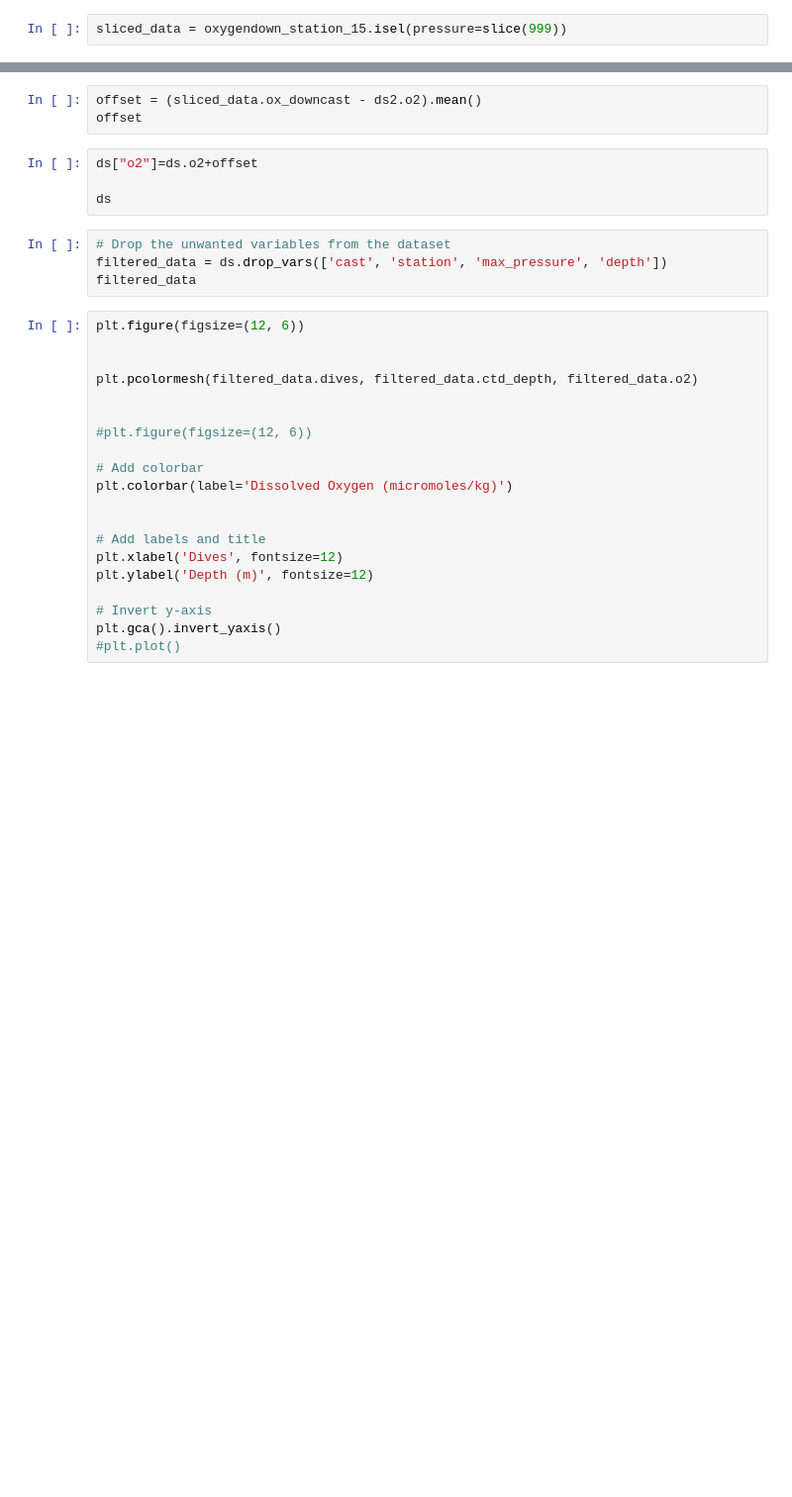
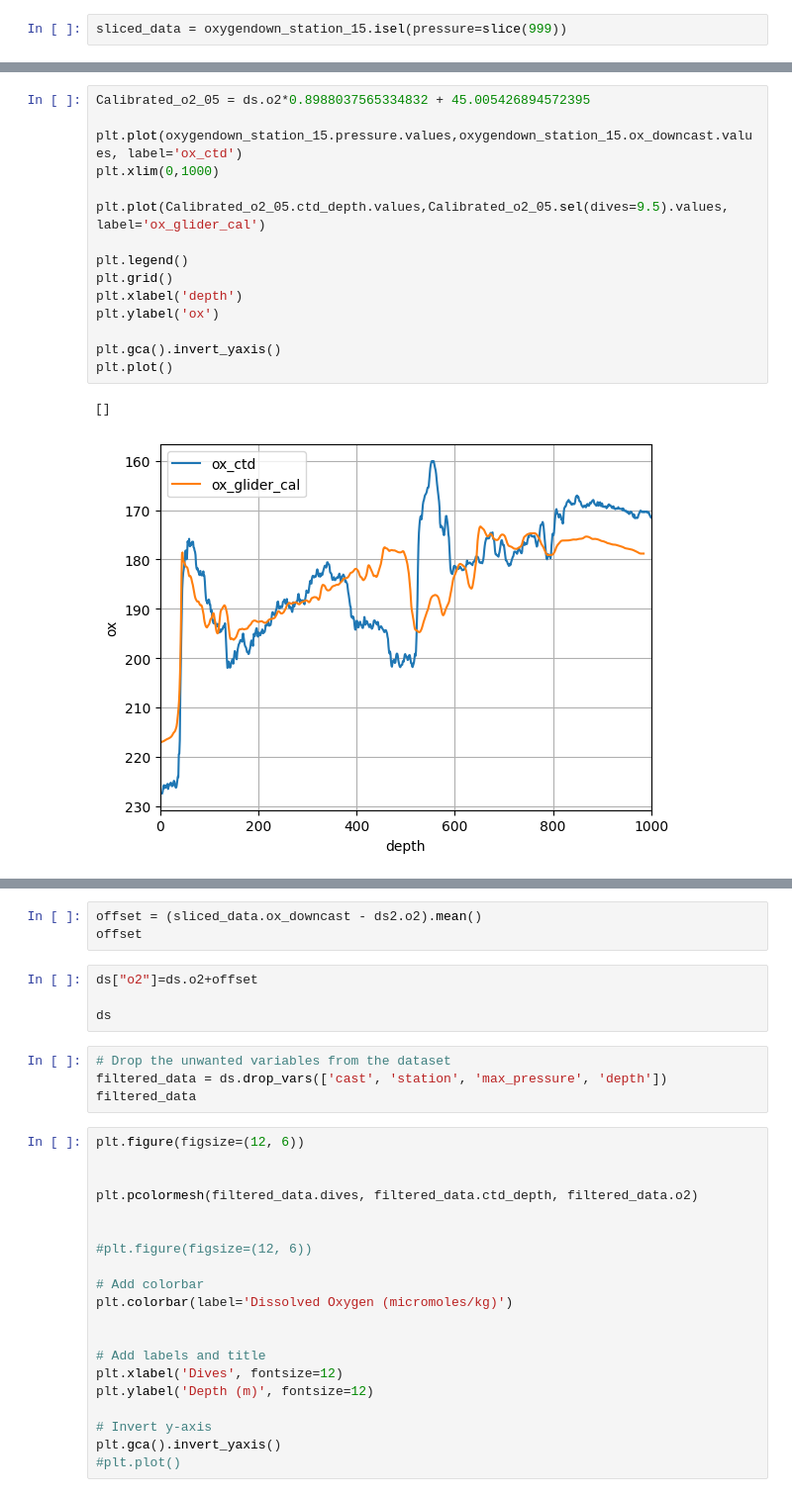
Before and after one commit to renskekoets/Ventilation_Cape_Basin, a Jupyter notebook: calibration ctd.ipynb, the cells around one changed output, grey strips where cells are left out. Shown at 99% size. Drawn from its saved outputs; the diff is of its cells as text; blank space fills up the shorter version.

```diff
--- a/calibration ctd.ipynb
+++ b/calibration ctd.ipynb
@@ -291,0 +587,18 @@ plt.plot([140,210],[140,210])
+# %%
+Calibrated_o2_05 = ds.o2*0.8988037565334832 + 45.005426894572395
+
+plt.plot(oxygendown_station_15.pressure.values,oxygendown_station_15.ox_downcast.values, label='ox_ctd')
+plt.xlim(0,1000)
+
+plt.plot(Calibrated_o2_05.ctd_depth.values,Calibrated_o2_05.sel(dives=9.5).values, label='ox_glider_cal')
+
+plt.legend()
+plt.grid()
+plt.xlabel('depth')
+plt.ylabel('ox')
+
+plt.gca().invert_yaxis()
+plt.plot()
+# %% [output]
+[]
+[figure, added]
```
Also changed, not shown: parts of 33 cells of this notebook.
